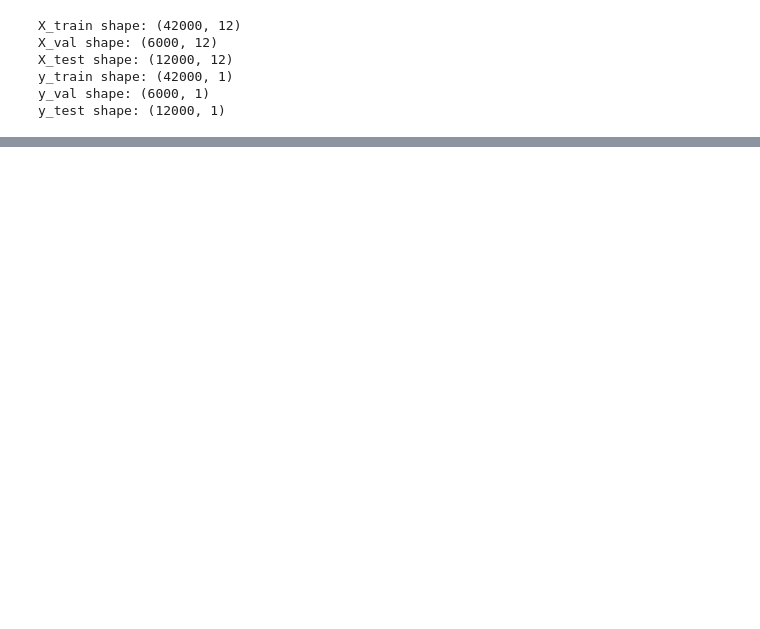
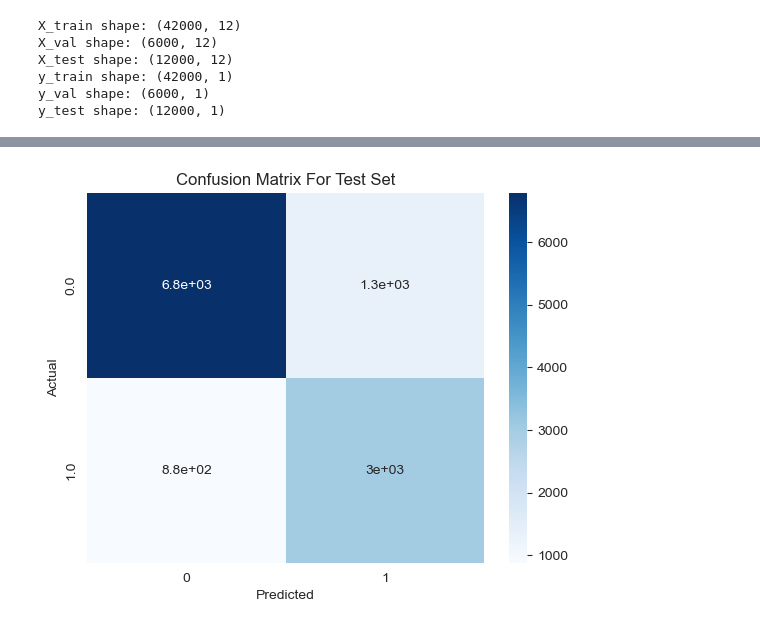
Before and after one commit to Gulce62/LogisticRegression, a Jupyter notebook: notebookLR.ipynb, the cells around one changed output, grey strips where cells are left out. Drawn from its saved outputs; the diff is of its cells as text; code cells hidden in the pictures; blank space fills up the shorter version.

```diff
--- a/notebookLR.ipynb
+++ b/notebookLR.ipynb
@@ -265,7 +307,7 @@ plt.show()
 # Final training with the best hyperparameters
 print('\nStart final training with best parameters\n')
 print('epochs=100, learningRate=', maxLearningRate, 'batchSize=', maxBatchSize, 'initialization=', maxInitialization)
-model = LR.LogisticRegression(epochs=100, learningRate=maxLearningRate, batchSize=maxBatchSize,
+model = LogisticRegression(epochs=100, learningRate=maxLearningRate, batchSize=maxBatchSize,
                               initialization=maxInitialization)
 w, b, val_acc = model.fit(X_train, y_train, X_val, y_val)
 y_pred = model.predict(w, b, X_test, 0.5)
@@ -273,3 +315,4 @@ accuracy = getAccuracy(y_pred, y_test)
 cm = getConfusionMatrix(y_pred, y_test)
 plt.title('Confusion Matrix For Test Set')
 plt.show()
+# %% [output]
@@ -276,3 +336,4 @@ plt.show()
+[figure, added]
 # %%
 # Calculate metrics
 true_pos = np.diag(cm)[0]
```
Also changed, not shown: parts of 5 cells of this notebook, 1 other file.
